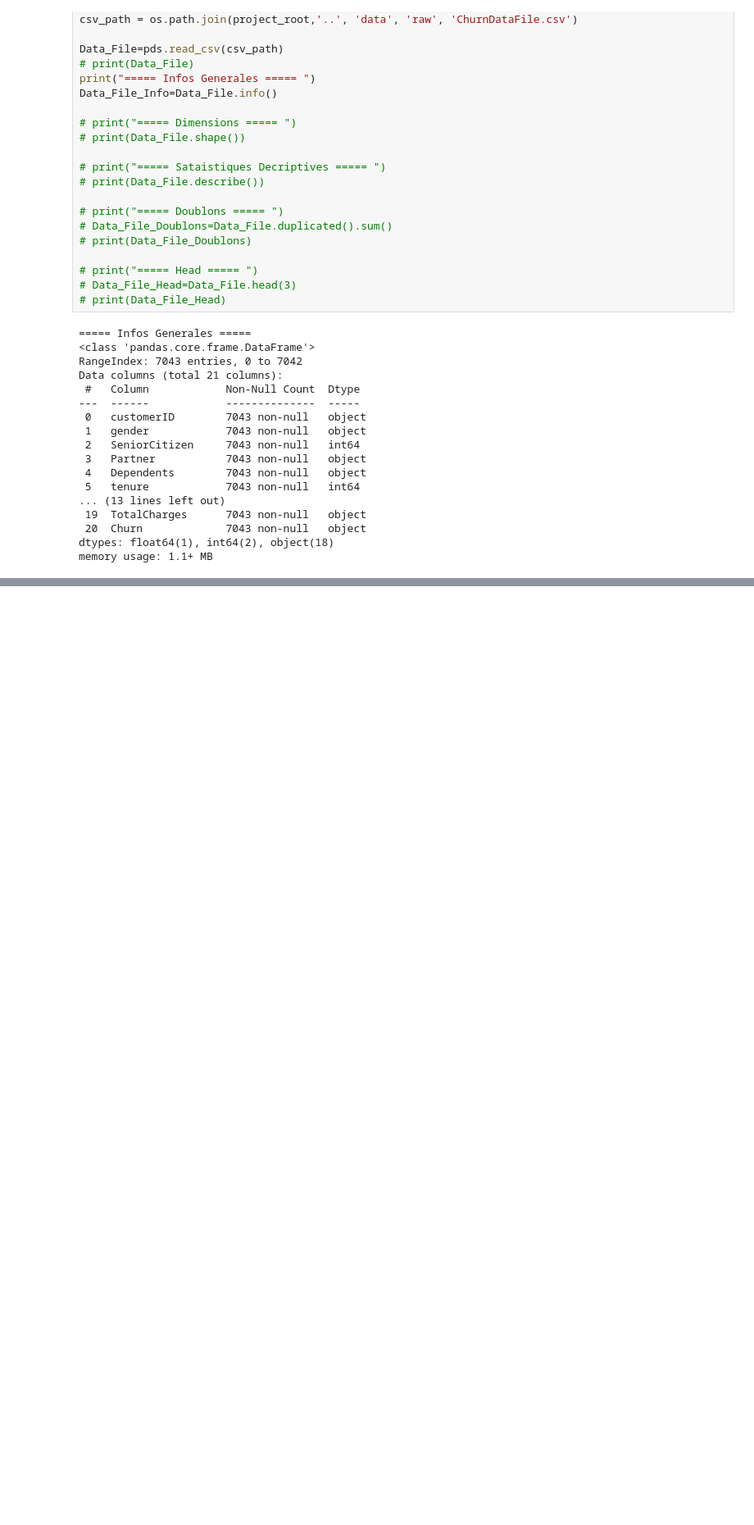
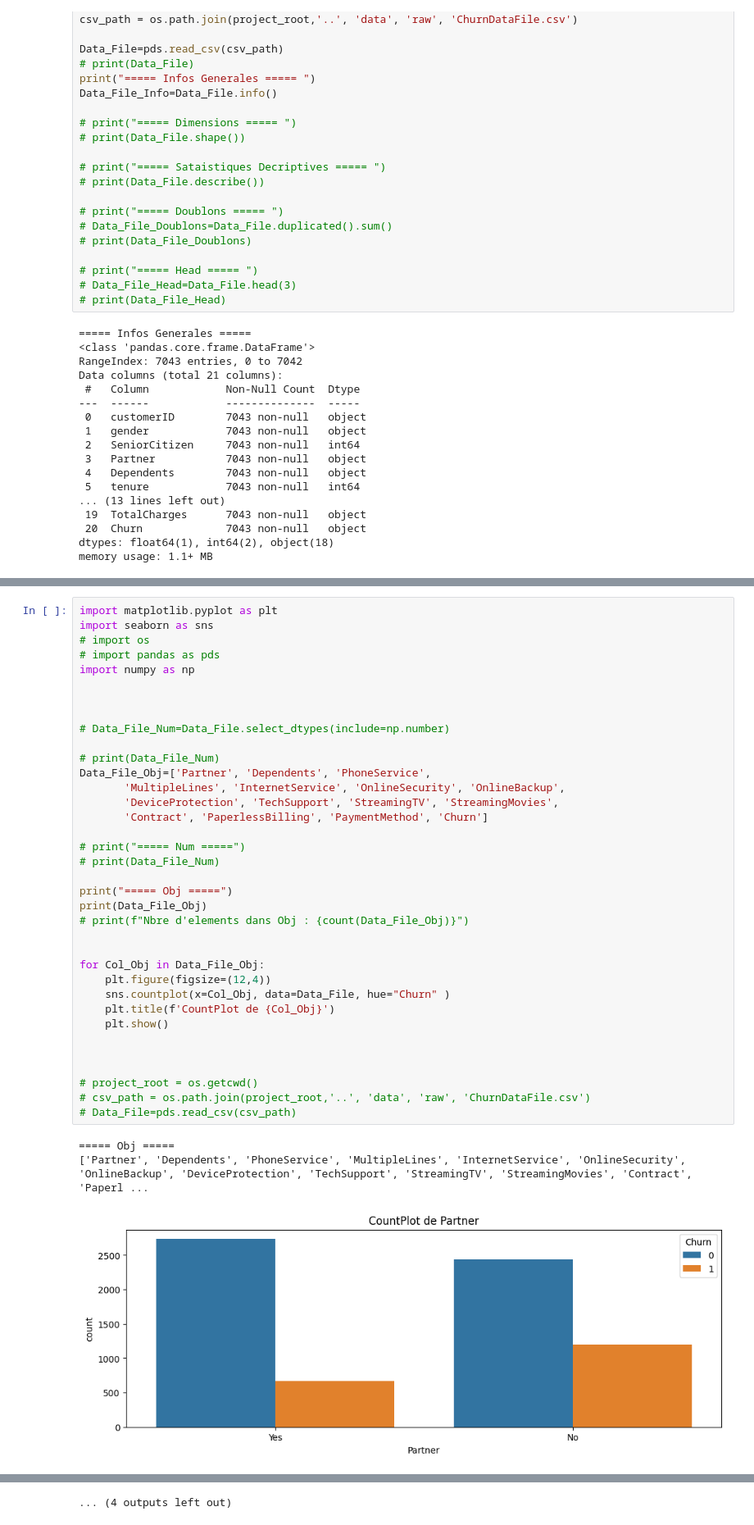
Before and after one commit to moubarak1ezzyani/Pr-diction-du-Churn-Client----Git-Folder, a Jupyter notebook: notebooks/NoteBookJupyter.ipynb, the cells around one changed output, grey strips where cells are left out. Shown at 82% size. Drawn from its saved outputs; the diff is of its cells as text; blank space fills up the shorter version.

Commit message:
Update requirements, documentation, and Jupyter notebook; adjust pipeline print statement

```diff
--- a/notebooks/NoteBookJupyter.ipynb
+++ b/notebooks/NoteBookJupyter.ipynb
@@ -404,0 +56,40 @@ plt.show()
+# %%
+import matplotlib.pyplot as plt
+import seaborn as sns
+# import os
+# import pandas as pds
+import numpy as np
+
+
+
+# Data_File_Num=Data_File.select_dtypes(include=np.number)
+
+# print(Data_File_Num)
+Data_File_Obj=['Partner', 'Dependents', 'PhoneService',
+       'MultipleLines', 'InternetService', 'OnlineSecurity', 'OnlineBackup',
+       'DeviceProtection', 'TechSupport', 'StreamingTV', 'StreamingMovies',
+       'Contract', 'PaperlessBilling', 'PaymentMethod', 'Churn']
+
+# print("===== Num =====")
+# print(Data_File_Num)
+
+print("===== Obj =====")
+print(Data_File_Obj)
+# print(f"Nbre d'elements dans Obj : {count(Data_File_Obj)}")
+
+
+for Col_Obj in Data_File_Obj:
+    plt.figure(figsize=(12,4))
+    sns.countplot(x=Col_Obj, data=Data_File, hue="Churn" )
+    plt.title(f'CountPlot de {Col_Obj}')
+    plt.show()
+
+
+
+# project_root = os.getcwd()
+# csv_path = os.path.join(project_root,'..', 'data', 'raw', 'ChurnDataFile.csv')
+# Data_File=pds.read_csv(csv_path)
+# %% [output]
+===== Obj =====
+['Partner', 'Dependents', 'PhoneService', 'MultipleLines', 'InternetService', 'OnlineSecurity', 'OnlineBackup', 'DeviceProtection', 'TechSupport', 'StreamingTV', 'StreamingMovies', 'Contract', 'Paperl ...
+[figure, added]
@@ -404,0 +106 @@ plt.show()
+... (4 outputs left out)
```
Also changed, not shown: parts of 12 cells of this notebook, 3 other files.
